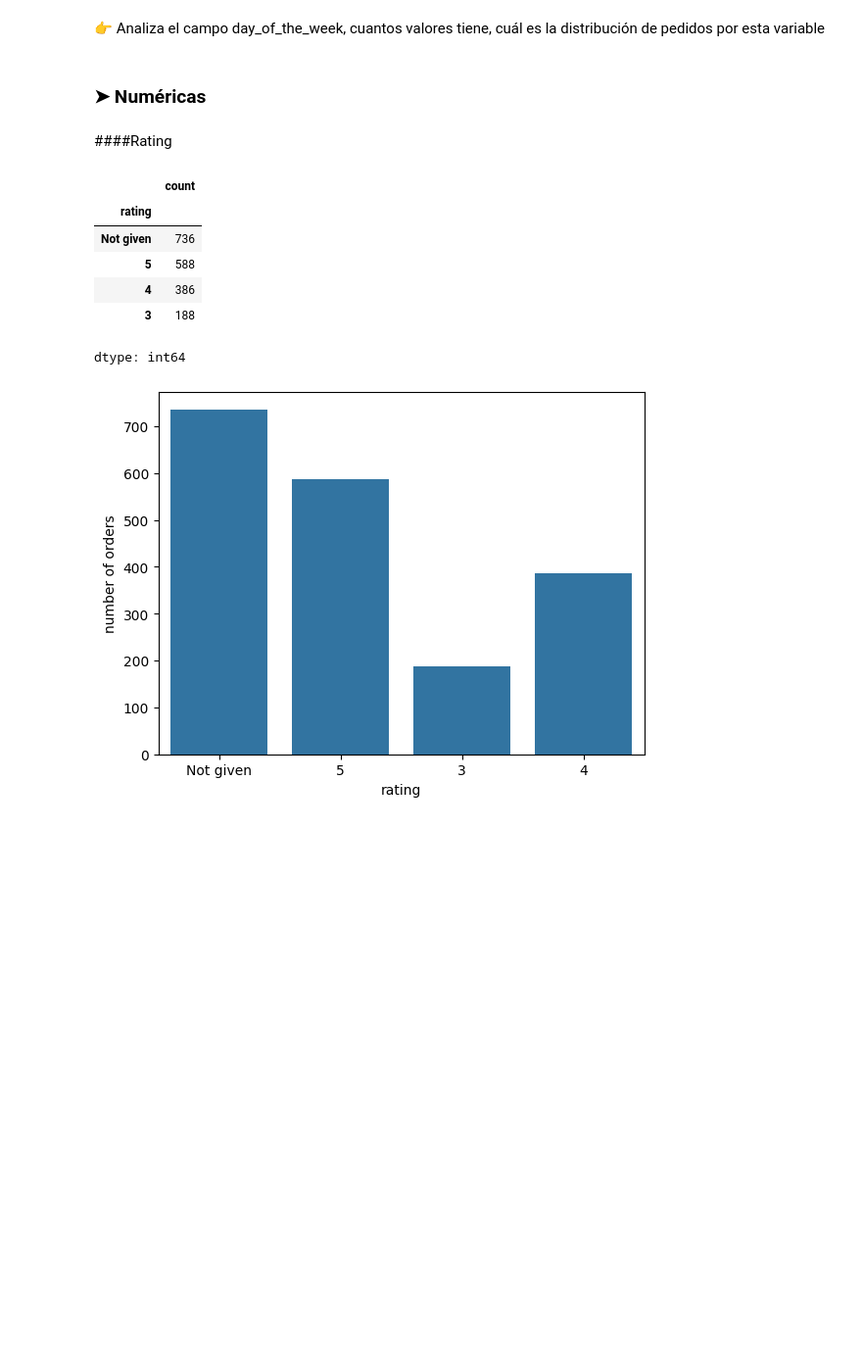
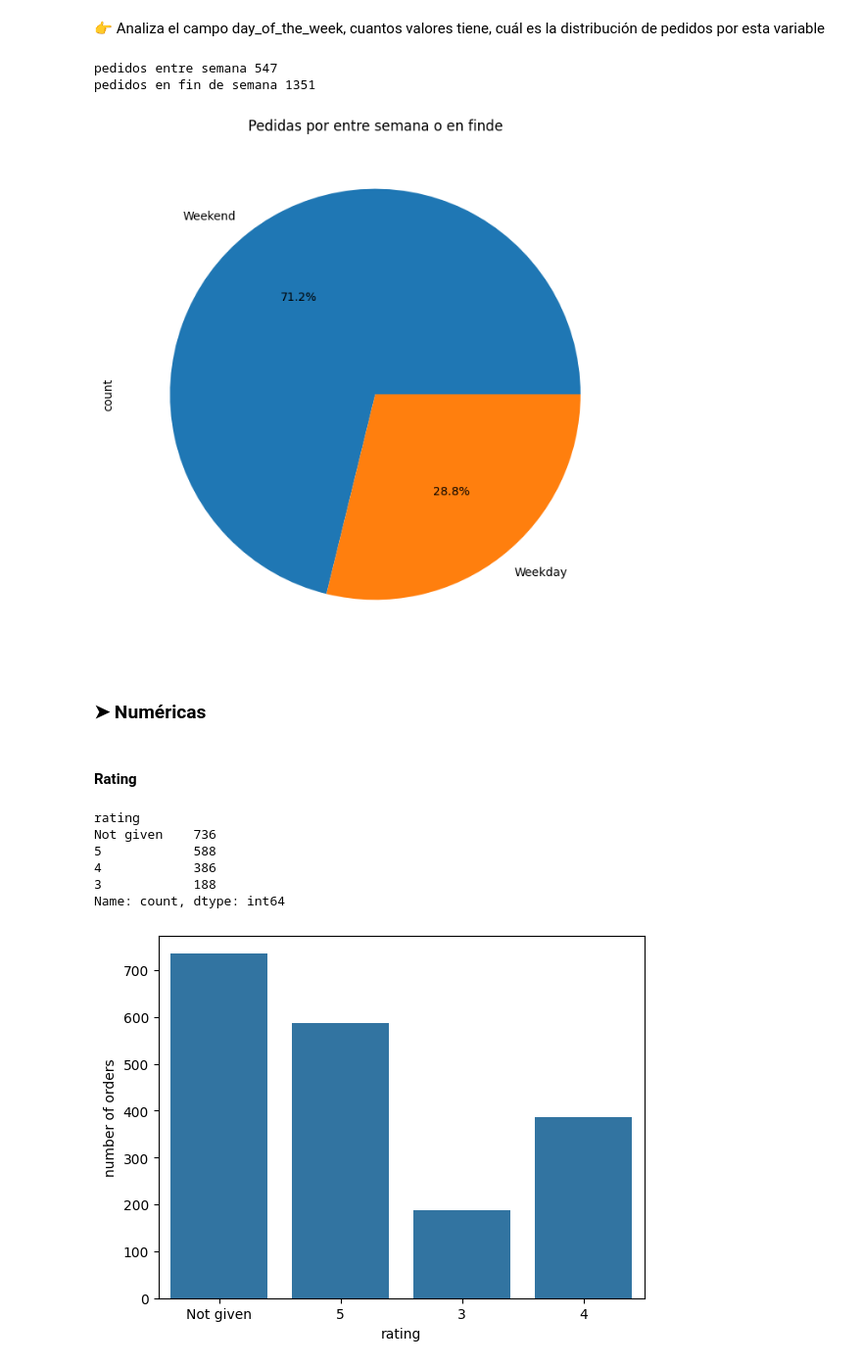
Before and after one commit to Antonio-Tresol/datascience_coursework, a Jupyter notebook: homework_eda/EDA_FoodHub_Guia_de_Estudio.ipynb, the cells around one changed output. Shown: that part at 98% size. Saved outputs shown, nothing was run; the diff lists cells and outputs as text; code cells hidden in the pictures; blank space fills up the shorter version.

```diff
--- a/homework_eda/EDA_FoodHub_Guia_de_Estudio.ipynb
+++ b/homework_eda/EDA_FoodHub_Guia_de_Estudio.ipynb
@@ -105,19 +208,36 @@ plt.show()
 👉 Analiza el campo day_of_the_week, cuantos valores tiene, cuál es la distribución de pedidos por esta variable
 # %%
 # Escribe tu código aquí
+records_in_weekend = foodhub_orders_data[
+    foodhub_orders_data["day_of_the_week"] == "Weekend"
+].shape[0]
+records_in_weekday = foodhub_orders_data.shape[0] - records_in_weekend
+print(f"pedidos entre semana {records_in_weekday}")
+print(f"pedidos en fin de semana {records_in_weekend}")
+
+foodhub_orders_data["day_of_the_week"].value_counts().plot(
+    kind="pie",
+    autopct="%1.1f%%",  # to add labels to the chard
+    figsize=(12, 8),
+    title="Pedidas por entre semana o en finde",
+)
+plt.show()
+# %% [output]
+pedidos entre semana 547
+pedidos en fin de semana 1351
+[figure, added]
 # %% [markdown]
 ### ➤ Numéricas
 # %% [markdown]
-####Rating
+#### Rating
 # %%
-#Ver cuántas órdenes no tienen rating y cuantas evaluaciones ha recibido cada rating
-df['rating'].value_counts()
+# Ver cuántas órdenes no tienen rating y cuantas evaluaciones ha recibido cada rating
+foodhub_orders_data["rating"].value_counts()
 # %% [output]
-|  | count |
-| rating |  |
-| Not given | 736 |
-| 5 | 588 |
-| 4 | 386 |
-| 3 | 188 |
-dtype: int64
+rating
+Not given    736
+5            588
+4            386
+3            188
+Name: count, dtype: int64
 # %%
```
Also changed, not shown: parts of 34 cells of this notebook, 4 other files.
